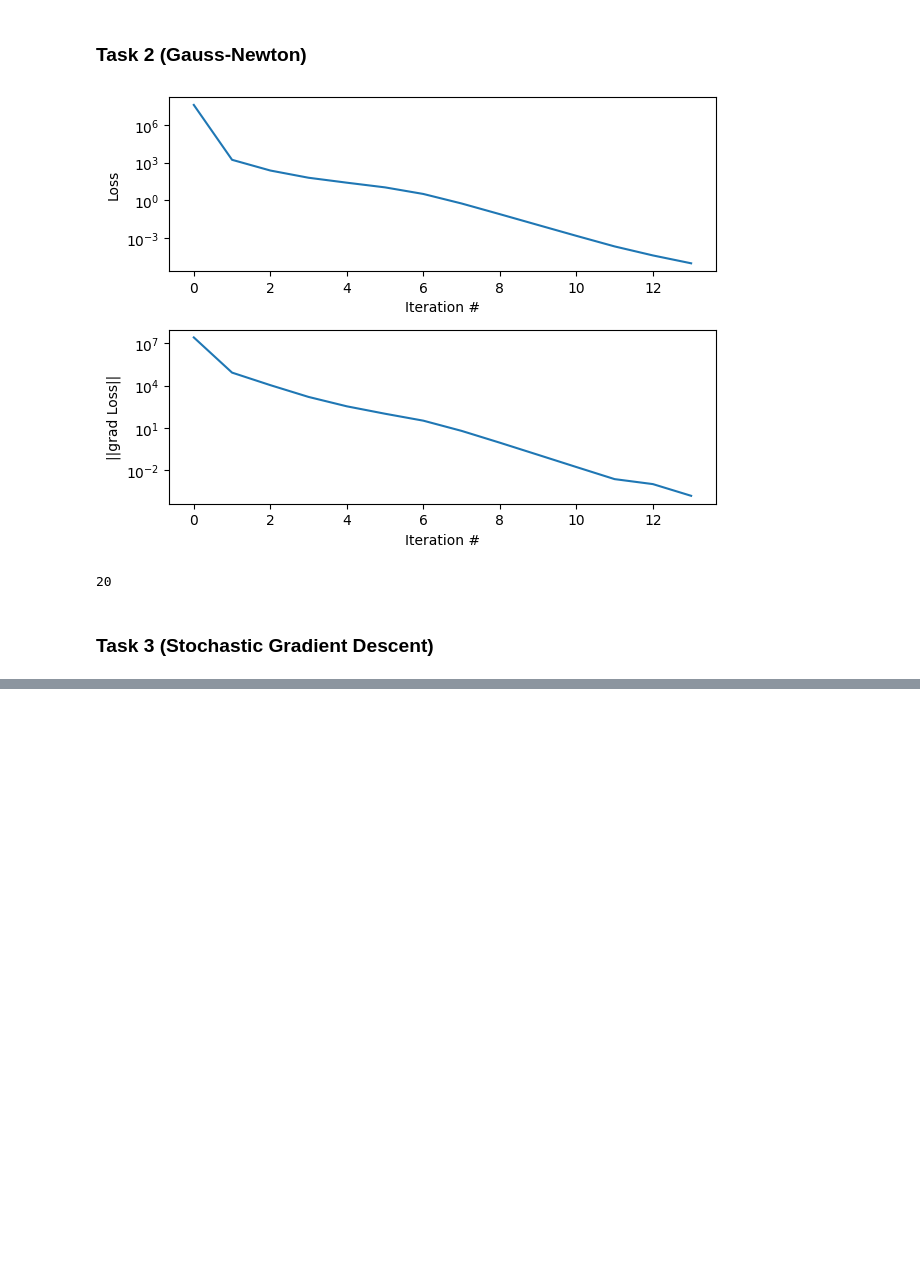
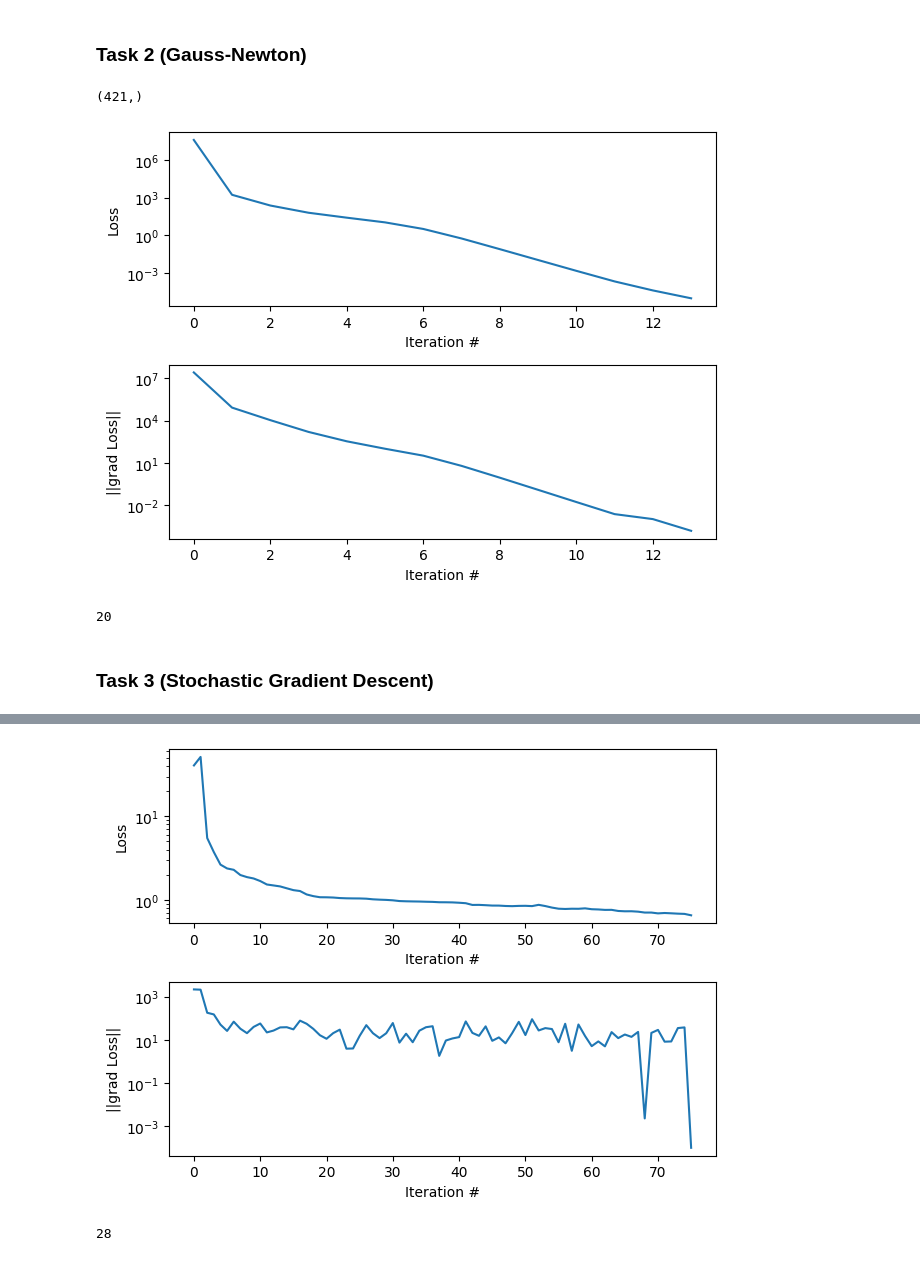
Before and after one commit to elijahkin/amsc660, a Jupyter notebook: hw12/hw12.ipynb, the cells around one changed output, grey strips where cells are left out. Drawn from its saved outputs; the diff is of its cells as text; code cells hidden in the pictures; blank space fills up the shorter version.

Commit message:
Stochastic descent

```diff
--- a/hw12/hw12.ipynb
+++ b/hw12/hw12.ipynb
@@ -6,22 +6,21 @@ from Levenberg_Marquardt import LevenbergMarquardt, Loss
 from tqdm import tqdm
 # %%
 # Define functions for finding the optimal dividing surface
-def myquadratic(X, y, w):
+def q(X, y, w):
     d = np.size(X, axis=1)
     d2 = d * d
     W = np.reshape(w[:d2], (d, d))
     v = w[d2 : d2 + d]
     b = w[-1]
     qterm = np.diag(X @ W @ np.transpose(X))
-    q = y * qterm + (np.outer(y, np.ones((d,))) * X) @ v + y * b
-    return q
+    return y * qterm + (np.outer(y, np.ones((d,))) * X) @ v + y * b
 
 def logloss_quadratic(X, y, w):
-    return 0.5 * np.sum((np.log(1 + np.exp(-myquadratic(X, y, w))))**2)
+    return 0.5 * np.sum(np.log(1 + np.exp(-q(X, y, w)))**2)
 
 def Res_and_Jac(X, y, w):
     # the vector of residuals r
-    aux = np.exp(-myquadratic(X, y, w))
+    aux = np.exp(-q(X, y, w))
     r = np.log(1 + aux)
     # the Jacobian matrix J[i,j] = dr[i]/dx[j]
     a = -aux / (1 + aux)
@@ -139,7 +138,7 @@ def pca_misclassified(Algorithm, d, X_train, X_test, y_train, y_test, plot=False
         plot_loss_and_grad(Loss_vals, gradnorm_vals)
 
     # Apply the learned classifier to the test set
-    test = myquadratic(X_test_pca, y_test, w)
+    test = q(X_test_pca, y_test, w)
     misses = np.argwhere(test < 0)
     return len(misses)
 # %%
@@ -178,7 +177,37 @@ def GaussNewton(Res_and_Jac, w, ITER_MAX, TOL):
 # %%
 pca_misclassified(GaussNewton, 20, X_train, X_test, lbl_train, lbl_test, plot=True)
 # %% [output]
+(421,)
 [figure]
-20
+20
 # %% [markdown]
 ### Task 3 (Stochastic Gradient Descent)
+# %%
+def myloss(r, w):
+    lambd = 1e-3
+    return np.mean(r) + lambd / 2 * np.linalg.norm(w)**2
+
+def StochasticGradientDescent(Res_and_Jac, w, ITER_MAX, TOL, BATCH_SIZE=300):
+  losses = []
+  grad_norms = []
+
+  iter = 1
+  while iter < ITER_MAX:
+    r, J = Res_and_Jac(w)
+    N = len(r)
+    xi = np.random.choice(N, BATCH_SIZE)
+    g = J[xi, :].T @ r[xi] / BATCH_SIZE
+    alpha = 5 * 1e-3 # Constant stepsize, 25 misclassified
+    losses.append(myloss(r, w))
+    grad_norms.append(np.linalg.norm(g))
+    print(f'iter={iter} loss={losses[-1]} ||g||={grad_norms[-1]}')
+
+    if grad_norms[-1] < TOL:
+      break
+
+    w = w - alpha * g
+    iter += 1
+  return w, losses, grad_norms
+# %%
+pca_misclassified(StochasticGradientDescent, 20, X_train, X_test, lbl_train, lbl_test, plot=True)
+# %% [output]
@@ -184,0 +231,2 @@ pca_misclassified(GaussNewton, 20, X_train, X_test, lbl_train, lbl_test, plot=Tr
+[figure, added]
+28
```
Also changed, not shown: parts of 1 cell of this notebook.
